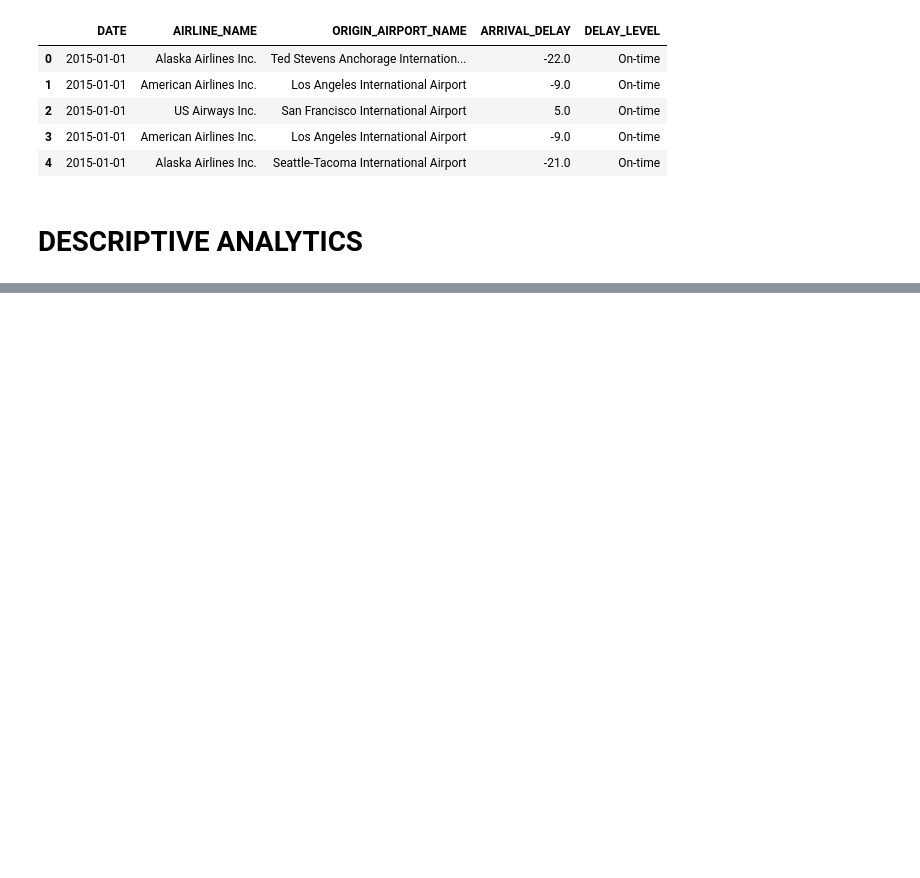
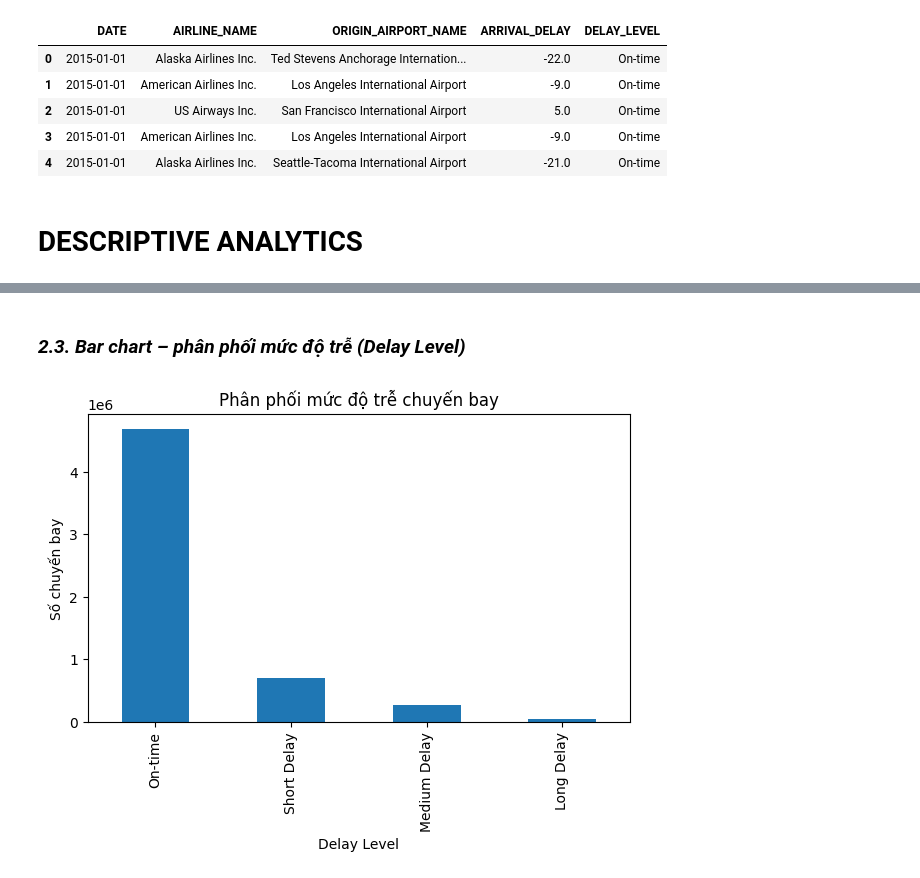
Before and after one commit to pngy87/-PTDLNC-GOOGLE-COLAB, a Jupyter notebook: ĐỒ_ÁN_ADA_.ipynb, the cells around one changed output, grey strips where cells are left out. Drawn from its saved outputs; the diff is of its cells as text; code cells hidden in the pictures; blank space fills up the shorter version.

```diff
--- a/ĐỒ_ÁN_ADA_.ipynb
+++ b/ĐỒ_ÁN_ADA_.ipynb
@@ -1063,0 +892,12 @@ plt.show()
+# %% [markdown]
+### *2.3. Bar chart – phân phối mức độ trễ (Delay Level)*
+# %%
+delay_level_dist = flights_full['DELAY_LEVEL'].value_counts()
+
+delay_level_dist.plot(kind='bar', figsize=(7,4))
+plt.title('Phân phối mức độ trễ chuyến bay')
+plt.xlabel('Delay Level')
+plt.ylabel('Số chuyến bay')
+plt.show()
+# %% [output]
+[figure, added]
```
Also changed, not shown: parts of 48 cells of this notebook.
